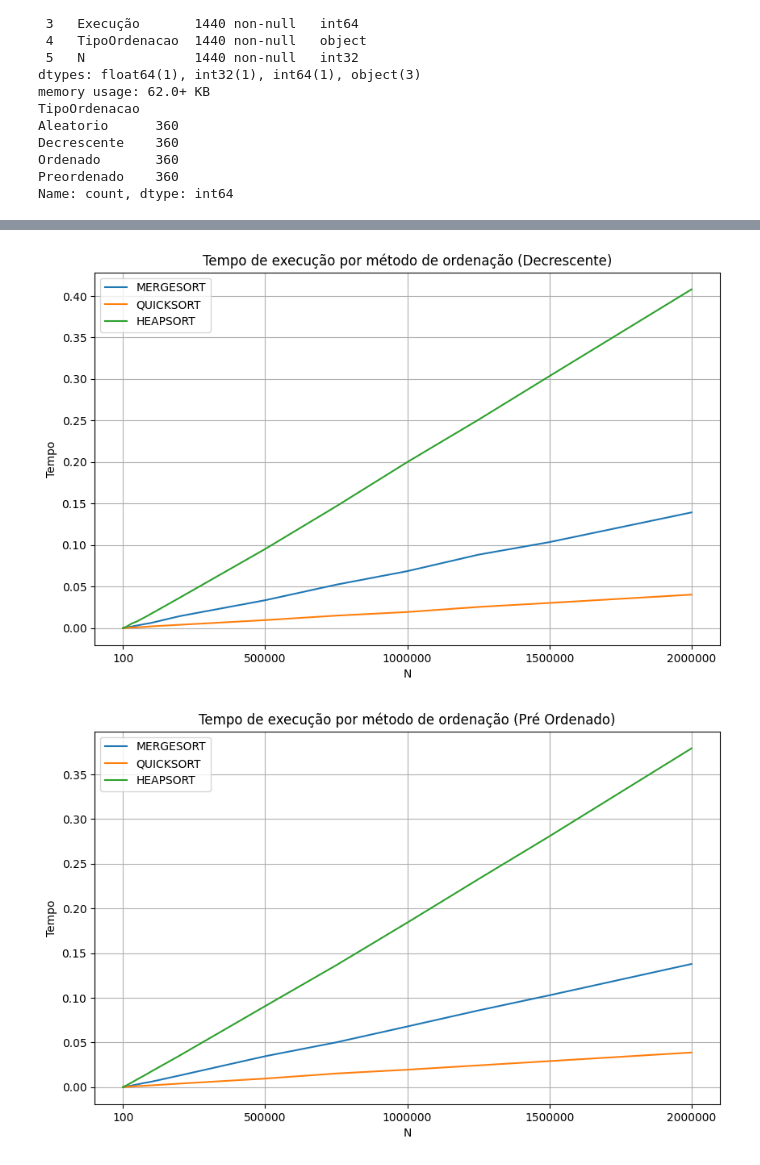
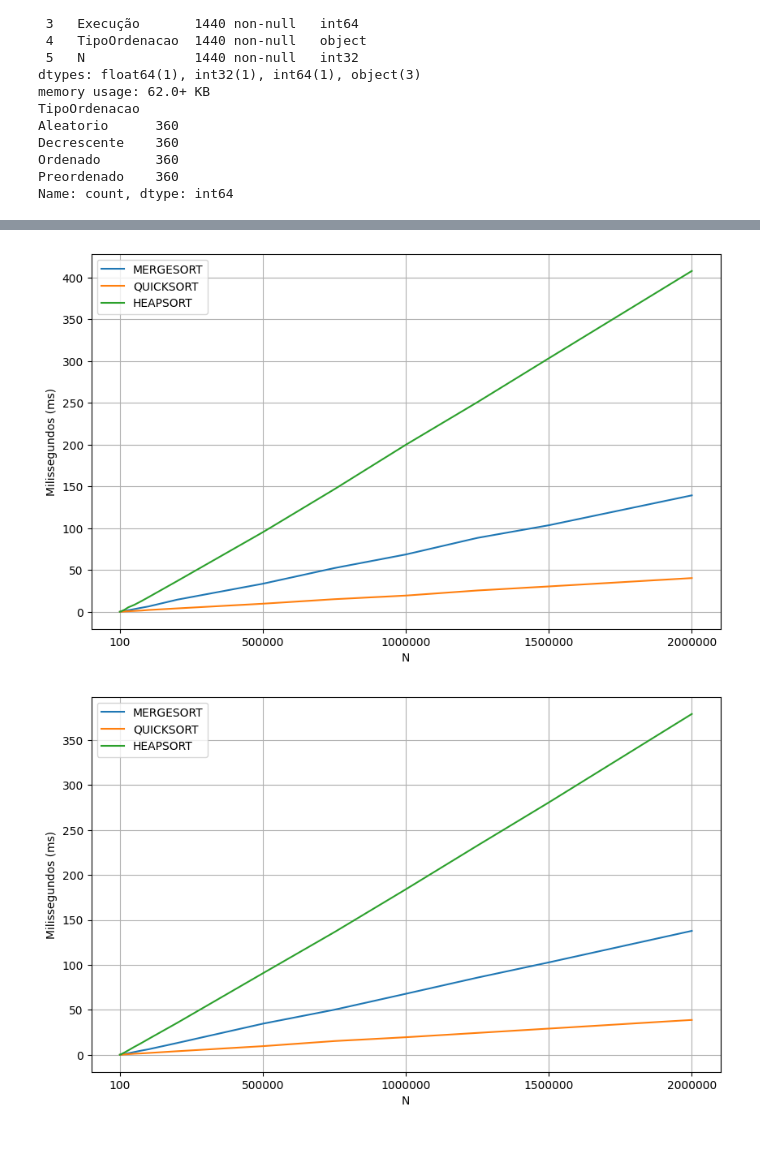
Before and after one commit to brunomaion/PAA1-ONlogN, a Jupyter notebook: analise.ipynb, the cells around one changed output, grey strips where cells are left out. Drawn from its saved outputs; the diff is of its cells as text; code cells hidden in the pictures.

```diff
--- a/analise.ipynb
+++ b/analise.ipynb
@@ -6,6 +6,8 @@ import matplotlib.pyplot as plt
 # Replace 'your_file.csv' with the path to your CSV file
 df = pd.read_csv('output.csv', sep=';')
 
+df['Tempo'] = df['Tempo']*1000
+
 df['Entrada'] = df['Entrada'].astype(str)
 
 # Display the first few rows of the dataframe
@@ -121,46 +131,50 @@ plt.show()
 # %%
 dfDecrescente = df.loc[df['TipoOrdenacao'] == 'Decrescente']
 
-dfDecrescente.to_csv('dfDecrescente.csv', sep=';', index=False)
+#dfDecrescente.to_csv('dfDecrescente.csv', sep=';', index=False)
 
 dfMergeDecrescente = dfDecrescente[dfDecrescente['Método'] == 'MERGESORT']
 dfQuickDecrescente = dfDecrescente[dfDecrescente['Método'] == 'QUICKSORT']
 dfHeapDecrescente = dfDecrescente[dfDecrescente['Método'] == 'HEAPSORT']
 
 dfMergeDecrescente_grouped = dfMergeDecrescente.groupby('N')['Tempo'].mean()
 dfQuickDecrescente_grouped = dfQuickDecrescente.groupby('N')['Tempo'].mean()
 dfHeapDecrescente_grouped = dfHeapDecrescente.groupby('N')['Tempo'].mean()
 
 # Calculando os intervalos de 25% do range de N
 n_min = dfMergeDecrescente_grouped.index.min()
 n_max = dfMergeDecrescente_grouped.index.max()
 xticks_values = [n_min + (n_max - n_min) * i / 4 for i in range(5)]  # A cada 25%
 
 # Encontrando os valores mais próximos de xticks_values no índice de dfMergeDecrescente_grouped
 xticks_labels = [dfMergeDecrescente_grouped.index[np.abs(dfMergeDecrescente_grouped.index - xt).argmin()] for xt in xticks_values]
 
 # Plotando o gráfico
 plt.figure(figsize=(10, 6))
 plt.plot(dfMergeDecrescente_grouped.index, dfMergeDecrescente_grouped.values, label='MERGESORT')
 plt.plot(dfQuickDecrescente_grouped.index, dfQuickDecrescente_grouped.values, label='QUICKSORT')
 plt.plot(dfHeapDecrescente_grouped.index, dfHeapDecrescente_grouped.values, label='HEAPSORT')
 
 plt.xlabel('N')
-plt.ylabel('Tempo')
-plt.title('Tempo de execução por método de ordenação (Decrescente)')
+plt.ylabel('Milissegundos (ms)')
+#plt.title('Tempo de execução por método de ordenação (Decrescente)')
 plt.legend()
 plt.grid(True)
 
 # Definindo os xticks a cada 25% do intervalo de N e com os labels de acordo com o índice
 plt.xticks(xticks_values, xticks_labels)
 
+
+dire = 'imagens/' + 'Decrescente'
+plt.savefig(dire)
+
 plt.show()
 # %% [output]
-[figure, old version]
+[figure, new version]
 # %%
 dfPreOrdenado = df.loc[df['TipoOrdenacao'] == 'Preordenado']
 
-dfPreOrdenado.to_csv('dfPreOrdenado.csv', sep=';', index=False)
+#dfPreOrdenado.to_csv('dfPreOrdenado.csv', sep=';', index=False)
 
 dfMergePreOrdenado = dfPreOrdenado[dfPreOrdenado['Método'] == 'MERGESORT']
 dfQuickPreOrdenado = dfPreOrdenado[dfPreOrdenado['Método'] == 'QUICKSORT']
@@ -185,16 +199,19 @@ plt.plot(dfQuickPreOrdenado_grouped.index, dfQuickPreOrdenado_grouped.values, la
 plt.plot(dfHeapPreOrdenado_grouped.index, dfHeapPreOrdenado_grouped.values, label='HEAPSORT')
 
 plt.xlabel('N')
-plt.ylabel('Tempo')
-plt.title('Tempo de execução por método de ordenação (Pré Ordenado)')
+plt.ylabel('Milissegundos (ms)')
+#plt.title('Tempo de execução por método de ordenação (Parcialmente Ordenado)')
 plt.legend()
 plt.grid(True)
 
 # Definindo os xticks a cada 25% do intervalo de N e com os labels de acordo com o índice
 plt.xticks(xticks_values, xticks_labels)
 
+dire = 'imagens/' + 'ParicalmenteOrdenado'
+plt.savefig(dire)
+
 plt.show()
 # %% [output]
-[figure, old version]
+[figure, new version]
 # %%
 dfOrdenado = df.loc[df['TipoOrdenacao'] == 'Ordenado']
```
Also changed, not shown: parts of 7 cells of this notebook, 13 other files.
